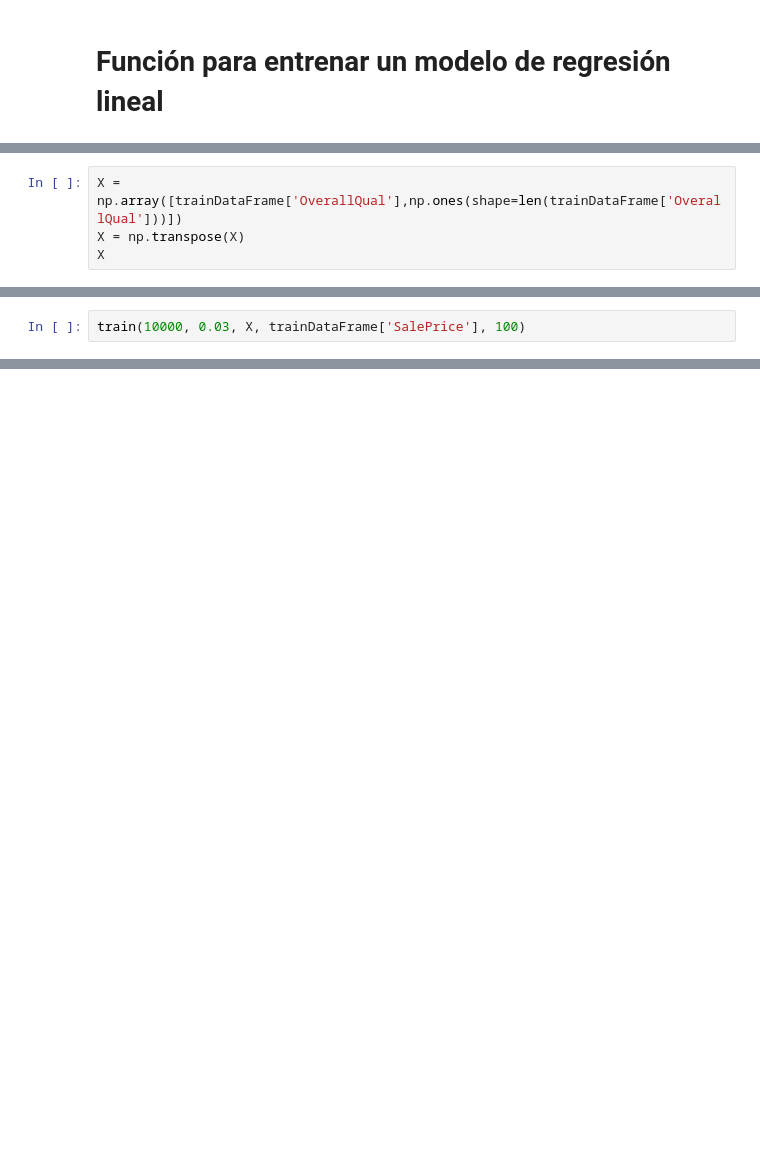
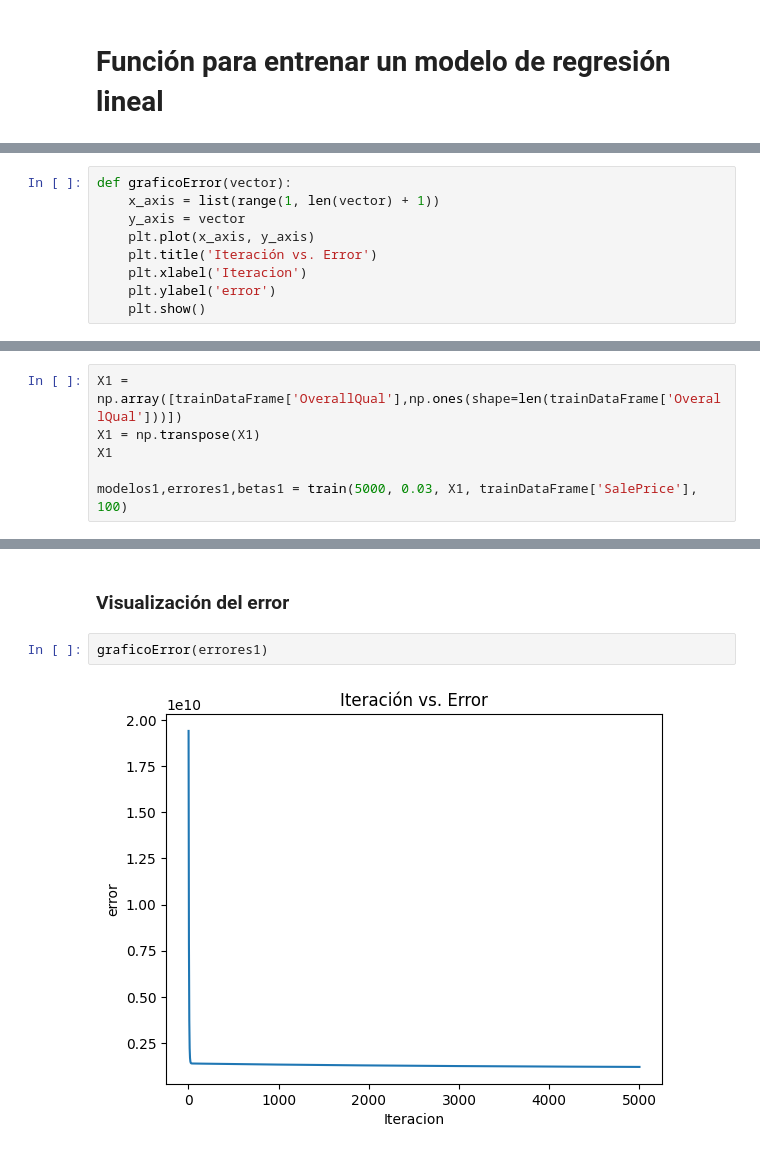
Before and after one commit to EduardoCalderon9/EconometriaProyecto1, a Jupyter notebook: Proyecto 1.ipynb, the cells around one changed output, grey strips where cells are left out. Drawn from its saved outputs; the diff is of its cells as text; blank space fills up the shorter version.

```diff
--- a/Proyecto 1.ipynb
+++ b/Proyecto 1.ipynb
@@ -337,4 +244,0 @@ def train(epochs, learning_rate, X, Y, imprimir_error_cada):
-# %%
-X = np.array([trainDataFrame['OverallQual'],np.ones(shape=len(trainDataFrame['OverallQual']))])
-X = np.transpose(X)
-X
@@ -366,2 +244,0 @@ print(reg_model.coef_)
-# %%
-train(10000, 0.03, X, trainDataFrame['SalePrice'], 100)
@@ -378,0 +285,9 @@ min(dataframe['SalePrice'])
+# %%
+def graficoError(vector):
+    x_axis = list(range(1, len(vector) + 1))
+    y_axis = vector
+    plt.plot(x_axis, y_axis)
+    plt.title('Iteración vs. Error')
+    plt.xlabel('Iteracion')
+    plt.ylabel('error')
+    plt.show()
@@ -378,0 +329,6 @@ min(dataframe['SalePrice'])
+# %%
+X1 = np.array([trainDataFrame['OverallQual'],np.ones(shape=len(trainDataFrame['OverallQual']))])
+X1 = np.transpose(X1)
+X1
+
+modelos1,errores1,betas1 = train(5000, 0.03, X1, trainDataFrame['SalePrice'], 100)
@@ -378,0 +353,6 @@ min(dataframe['SalePrice'])
+# %% [markdown]
+### Visualización del error
+# %%
+graficoError(errores1)
+# %% [output]
+[figure, added]
```
Also changed, not shown: parts of 55 cells of this notebook.
